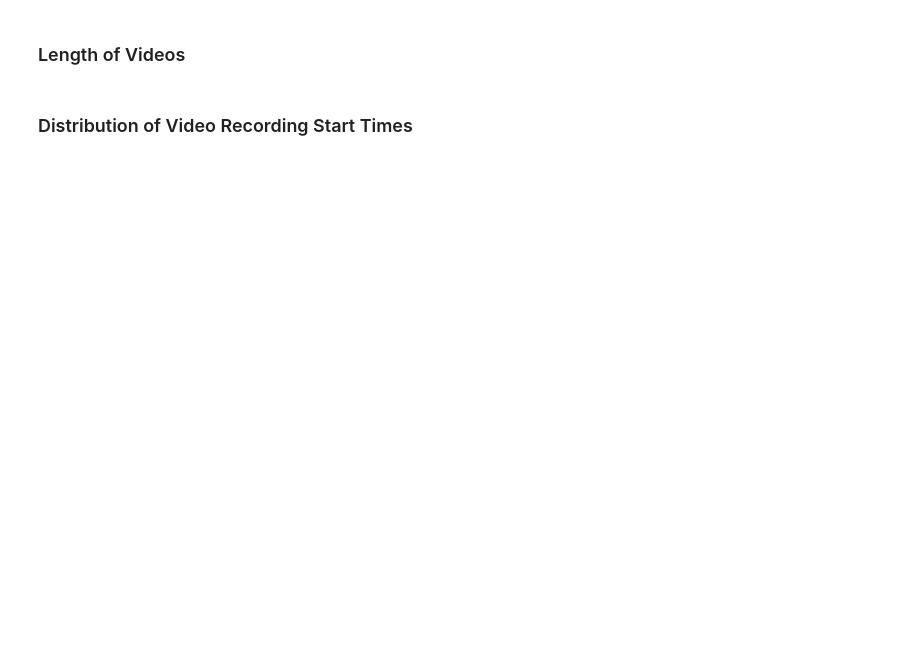
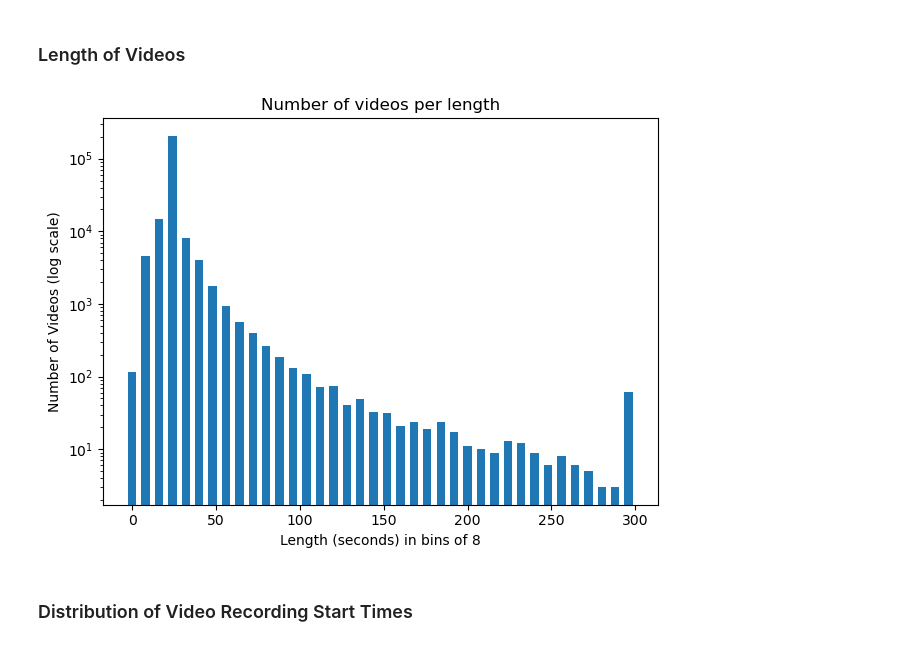
Before and after one commit to liamvdv/gorillatracker, a Jupyter notebook: notebooks/database_stats.ipynb, the cells around one changed output. Cells and saved outputs as stored; diff of their text form; code cells hidden in the pictures; blank space fills up the shorter version.

```diff
--- a/notebooks/database_stats.ipynb
+++ b/notebooks/database_stats.ipynb
@@ -133,20 +122,31 @@ plt.show()
 # %%
 stmt = (
     select((Video.frames / Video.fps).label("duration"), func.count(Video.video_id).label("count"))
     .group_by("duration")
     )
 
 with session_cls() as session:
     result = session.execute(stmt)
     all = result.fetchall()
 
-list1, list2 = zip(*all)
-plt.bar(list1, list2)
-plt.xlabel("Length (seconds)")
-plt.ylabel("Number of Videos")
+res = {}
+
+bins = 8
+for length, count in all:
+    if length // bins * bins not in res:
+        res[length // bins * bins] = 0
+    res[length // bins * bins] += count
+
+list1, list2 = zip(*res.items())
+plt.bar(list1, list2, width=5)
+plt.xlabel(f"Length (seconds) in bins of {bins}")
+plt.ylabel("Number of Videos (log scale)")
 plt.yscale("log")
+plt.title("Number of videos per length")
 plt.tight_layout()
 plt.show()
+# %% [output]
+[figure, added]
 # %% [markdown]
 ### Distribution of Video Recording Start Times
 # %%
```
Also changed, not shown: parts of 13 cells of this notebook.
